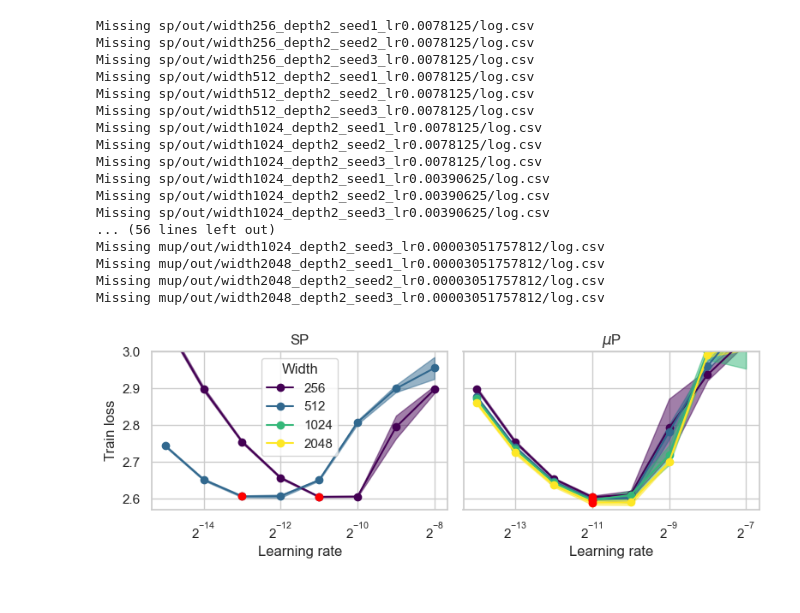
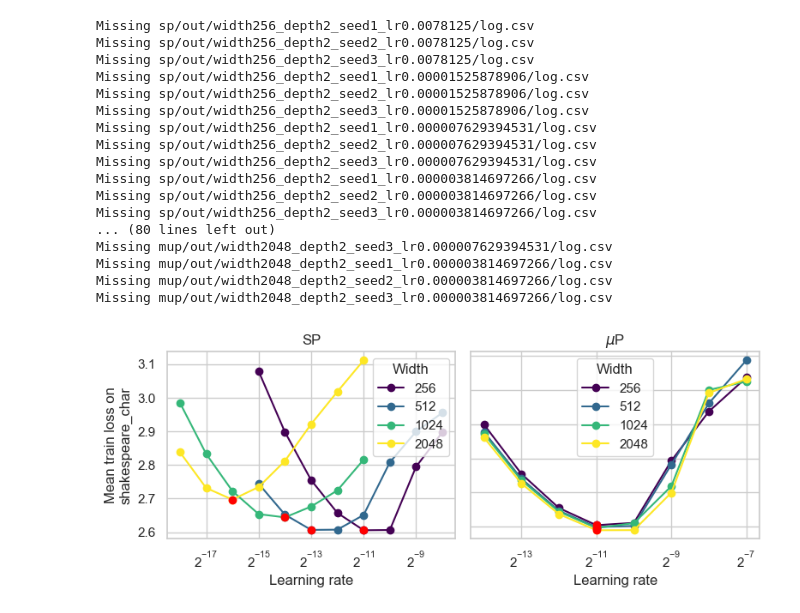
Before and after one commit to karpathy/nanoGPT, a Jupyter notebook: mutransfer_lr/plot.ipynb, the cells around one changed output. Saved outputs shown, nothing was run; the diff lists cells and outputs as text; code cells hidden in the pictures.

```diff
--- a/mutransfer_lr/plot.ipynb
+++ b/mutransfer_lr/plot.ipynb
@@ -34,6 +34,9 @@ lrs = [
     0.0001220703125,
     0.00006103515625,
     0.00003051757812,
+    0.00001525878906,
+    0.000007629394531,
+    0.000003814697266,
 ]
 class MplColorHelper:
 
@@ -50,7 +53,7 @@ class MplColorHelper:
 color_helper = MplColorHelper('viridis', 0, len(widths)-1)
 n_cols = 2#len(parameterizations)
 n_rows = 1
-fig, axes = plt.subplots(n_rows, n_cols, figsize=(4*n_cols, 3*n_rows))
+fig, axes = plt.subplots(n_rows, n_cols, figsize=(4*n_cols, 3.33*n_rows))
 # axes = axes.reshape((n_rows, n_cols))
 
 for parameterization_idx, (parameterization, parameterization_str) in enumerate(parameterizations):
@@ -69,54 +72,59 @@ for parameterization_idx, (parameterization, parameterization_str) in enumerate(
                 if os.path.exists(csv_path):
                     ckpt_df = pd.read_csv(csv_path)
                     losses.append(ckpt_df['train/loss'].mean())
+                    # losses.append(ckpt_df['train/loss'].min())
+                    # losses.append(ckpt_df['train/loss'].ewm(alpha=0.999).mean().values[-1])
                 else:
                     print(f'Missing {csv_path}')
             if len(losses):
                 mean_losses.append(np.mean(losses))
                 sem_losses.append(np.std(losses, ddof=1) / np.sqrt(len(losses)))
                 lrs_to_plot.append(lr)
 
         mean_losses = np.array(mean_losses)
         sem_losses = np.array(sem_losses)
         ax.plot(lrs_to_plot, mean_losses, label=width, marker='o', color=color_helper.get_rgb(width_idx))
-        ax.fill_between(lrs_to_plot, mean_losses-sem_losses, mean_losses+sem_losses, color=color_helper.get_rgb(width_idx), alpha=0.5)
+        # ax.fill_between(lrs_to_plot, mean_losses-sem_losses, mean_losses+sem_losses, color=color_helper.get_rgb(width_idx), alpha=0.33)
 
         if len(mean_losses):
             optimum_idx = np.argmin(mean_losses)
             optimal_lrs.append(lrs_to_plot[optimum_idx])
             optimal_losses.append(mean_losses[optimum_idx])
 
     ax.plot(optimal_lrs, optimal_losses, color='red', linestyle='none', marker='o')
     ax.set_xscale('log', base=2)
     ax.set_xlabel('Learning rate')
     ax.set_title(parameterization_str)
-    ax.set_ylim(2.57, 3)
+    # ax.set_ylim(2.57, 3.2)
+    # ax.set_ylim(2.4, 2.8)
+    # ax.set_ylim(2.3, 2.7)
 
 axes[0].legend(title='Width')
-# axes[0].set_ylabel('Mean Train loss\nshakespeare_char')
-axes[0].set_ylabel('Train loss')
+axes[1].legend(title='Width')
+axes[0].set_ylabel('Mean train loss on\nshakespeare_char')
+# axes[0].set_ylabel('Train loss')
 axes[1].yaxis.set_ticklabels([])
 axes[1].tick_params(axis='y', length=0, width=0)
 
 plt.tight_layout()
 plt.show()
 plt.close()
 # %% [output]
 Missing sp/out/width256_depth2_seed1_lr0.0078125/log.csv
 Missing sp/out/width256_depth2_seed2_lr0.0078125/log.csv
 Missing sp/out/width256_depth2_seed3_lr0.0078125/log.csv
-Missing sp/out/width512_depth2_seed1_lr0.0078125/log.csv
-Missing sp/out/width512_depth2_seed2_lr0.0078125/log.csv
-Missing sp/out/width512_depth2_seed3_lr0.0078125/log.csv
-Missing sp/out/width1024_depth2_seed1_lr0.0078125/log.csv
-Missing sp/out/width1024_depth2_seed2_lr0.0078125/log.csv
-Missing sp/out/width1024_depth2_seed3_lr0.0078125/log.csv
-Missing sp/out/width1024_depth2_seed1_lr0.00390625/log.csv
-Missing sp/out/width1024_depth2_seed2_lr0.00390625/log.csv
-Missing sp/out/width1024_depth2_seed3_lr0.00390625/log.csv
-... (56 lines left out)
-Missing mup/out/width1024_depth2_seed3_lr0.00003051757812/log.csv
-Missing mup/out/width2048_depth2_seed1_lr0.00003051757812/log.csv
-Missing mup/out/width2048_depth2_seed2_lr0.00003051757812/log.csv
-Missing mup/out/width2048_depth2_seed3_lr0.00003051757812/log.csv
+Missing sp/out/width256_depth2_seed1_lr0.00001525878906/log.csv
+Missing sp/out/width256_depth2_seed2_lr0.00001525878906/log.csv
+Missing sp/out/width256_depth2_seed3_lr0.00001525878906/log.csv
+Missing sp/out/width256_depth2_seed1_lr0.000007629394531/log.csv
+Missing sp/out/width256_depth2_seed2_lr0.000007629394531/log.csv
+Missing sp/out/width256_depth2_seed3_lr0.000007629394531/log.csv
+Missing sp/out/width256_depth2_seed1_lr0.000003814697266/log.csv
+Missing sp/out/width256_depth2_seed2_lr0.000003814697266/log.csv
+Missing sp/out/width256_depth2_seed3_lr0.000003814697266/log.csv
+... (80 lines left out)
+Missing mup/out/width2048_depth2_seed3_lr0.000007629394531/log.csv
+Missing mup/out/width2048_depth2_seed1_lr0.000003814697266/log.csv
+Missing mup/out/width2048_depth2_seed2_lr0.000003814697266/log.csv
+Missing mup/out/width2048_depth2_seed3_lr0.000003814697266/log.csv
-[figure, old version]
+[figure, new version]
```
Also changed, not shown: 2 other files.
